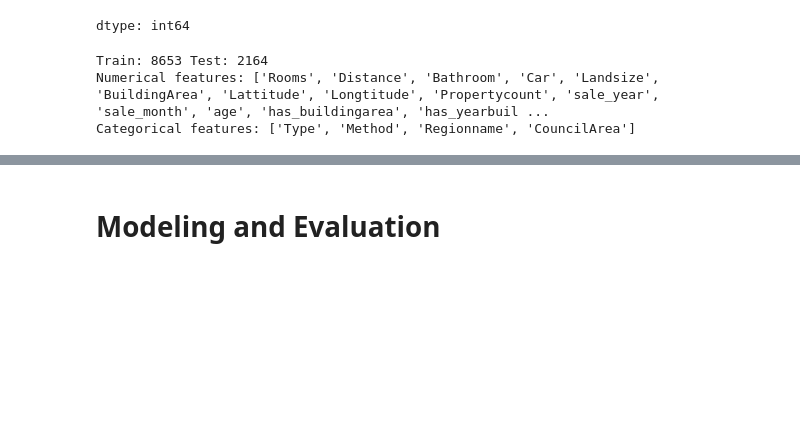
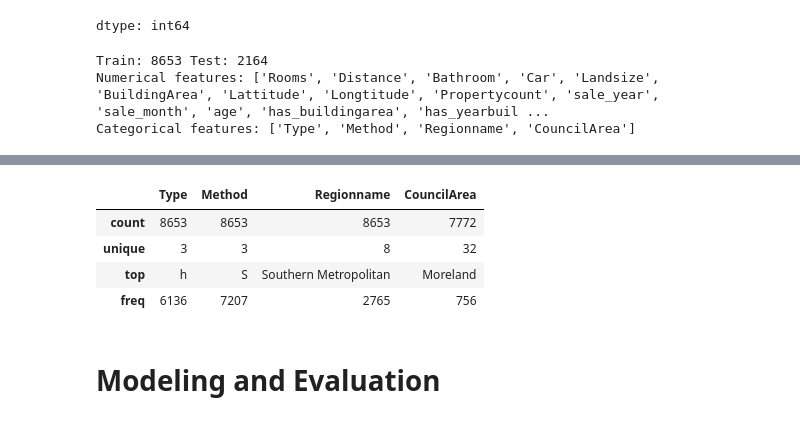
Before and after one commit to Alister44/melbourne-housing-price-prediction, a Jupyter notebook: notebooks/housing_price_prediction.ipynb, the cells around one changed output, grey strips where cells are left out. Saved outputs shown, nothing was run; the diff lists cells and outputs as text; code cells hidden in the pictures; blank space fills up the shorter version.

```diff
--- a/notebooks/housing_price_prediction.ipynb
+++ b/notebooks/housing_price_prediction.ipynb
@@ -673,3 +689,11 @@ Categorical features: ['Type', 'Method', 'Regionname', 'CouncilArea']
+# %%
+X_train[['Type', 'Method', 'Regionname', 'CouncilArea']].describe(include='all')
+# %% [output]
+|  | Type | Method | Regionname | CouncilArea |
+| count | 8653 | 8653 | 8653 | 7772 |
+| unique | 3 | 3 | 8 | 32 |
+| top | h | S | Southern Metropolitan | Moreland |
+| freq | 6136 | 7207 | 2765 | 756 |
 # %% [markdown]
 # Modeling and Evaluation
 # %%
```
Also changed, not shown: parts of 3 cells of this notebook.
